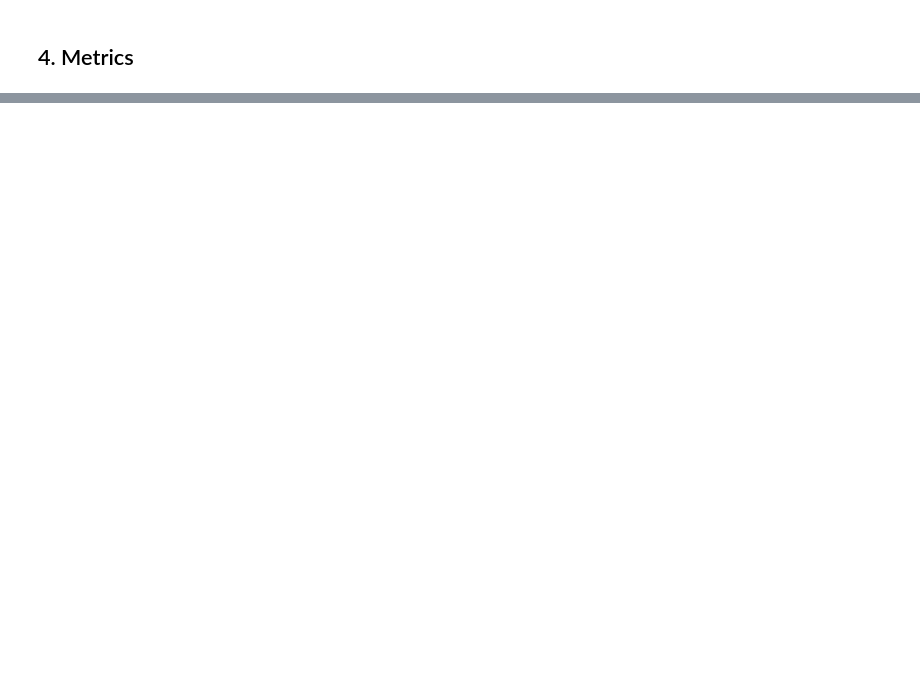
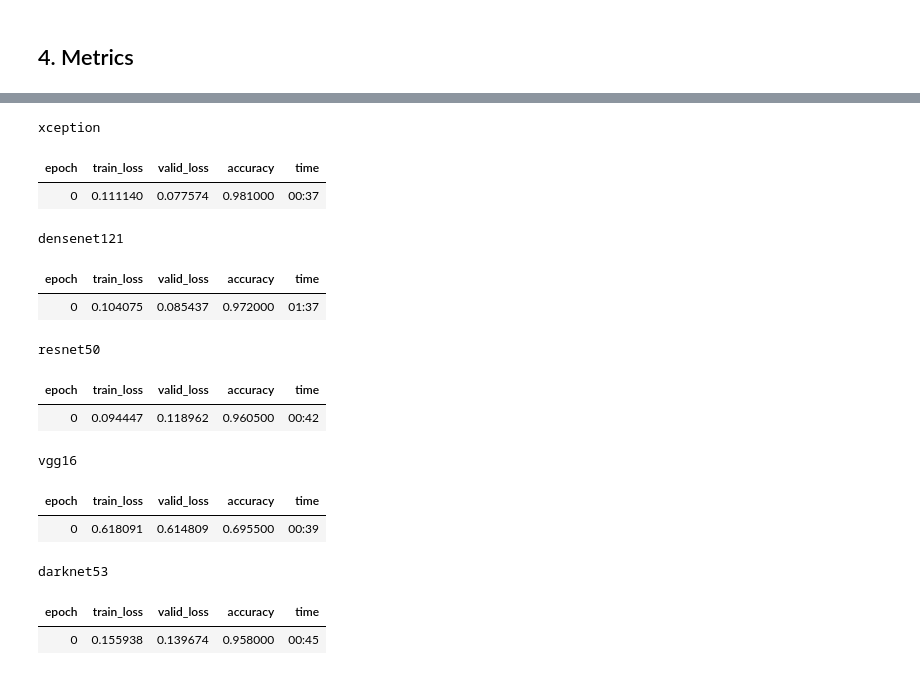
Before and after one commit to AierLab/indl-dataset, a Jupyter notebook: benchmarking.ipynb, the cells around one changed output, grey strips where cells are left out. Saved outputs shown, nothing was run; the diff lists cells and outputs as text; code cells hidden in the pictures; blank space fills up the shorter version.

```diff
--- a/benchmarking.ipynb
+++ b/benchmarking.ipynb
@@ -170,0 +154,71 @@ print(preds)
+# %%
+from fastai.vision import *
+from fastai.data.transforms import *
+
+
+exp_name = "dataset01_benchmarking"
+model_names = ['xception','densenet121','resnet50', 'vgg16','darknet53']
+
+benchmark_dict = {}
+
+for model_name in model_names:
+    print(model_name)
+
+    benchmark_dict[model_name] = pd.DataFrame(columns = ["value", "type"])
+
+    state_dict = torch.load(f"models/{exp_name}/{model_name}.pt")
+
+    model = timm.create_model(model_name, num_classes=2)
+    model.load_state_dict(state_dict)
+
+    worker = Worker(exp_name, model_name, model, trainloader, testloader)
+    worker.eval()
+
+    path_dir = os.path.join(f"data/test/{dataset_folder}", 'label.csv')
+    info_df = pd.read_csv(path_dir)
+
+    testiter = iter(testloader)
+
+    FN_values = []
+    FP_values = []
+    TP_values = []
+    TN_values = []
+
+    for i in range(info_df.size-1):
+        images, labels = next(testiter, (None, None))
+
+        if images == None or labels == None:
+            break
+
+        label = info_df.iloc[i][2]
+        value = info_df.iloc[i][7]
+        images = images.to(device)
+        pred = worker.learner.model(images).argmax(1)[0]
+        if (pred != label):
+            if (label == 0):
+                benchmark_dict[model_name].loc[len(benchmark_dict[model_name]), benchmark_dict[model_name].columns] = value, 'FN'
+            else:
+                benchmark_dict[model_name].loc[len(benchmark_dict[model_name]), benchmark_dict[model_name].columns] = value, 'FP'
+
+        else:
+            if (label == 0):
+                benchmark_dict[model_name].loc[len(benchmark_dict[model_name]), benchmark_dict[model_name].columns] = value, 'TN'
+
+            else:
+                benchmark_dict[model_name].loc[len(benchmark_dict[model_name]), benchmark_dict[model_name].columns] = value, 'TP'
+# %% [output]
+xception
+| epoch | train_loss | valid_loss | accuracy | time |
+| 0 | 0.111140 | 0.077574 | 0.981000 | 00:37 |
+densenet121
+| epoch | train_loss | valid_loss | accuracy | time |
+| 0 | 0.104075 | 0.085437 | 0.972000 | 01:37 |
+resnet50
+| epoch | train_loss | valid_loss | accuracy | time |
+| 0 | 0.094447 | 0.118962 | 0.960500 | 00:42 |
+vgg16
+| epoch | train_loss | valid_loss | accuracy | time |
+| 0 | 0.618091 | 0.614809 | 0.695500 | 00:39 |
+darknet53
+| epoch | train_loss | valid_loss | accuracy | time |
+| 0 | 0.155938 | 0.139674 | 0.958000 | 00:45 |
```
Also changed, not shown: parts of 13 cells of this notebook, 4 other files.
